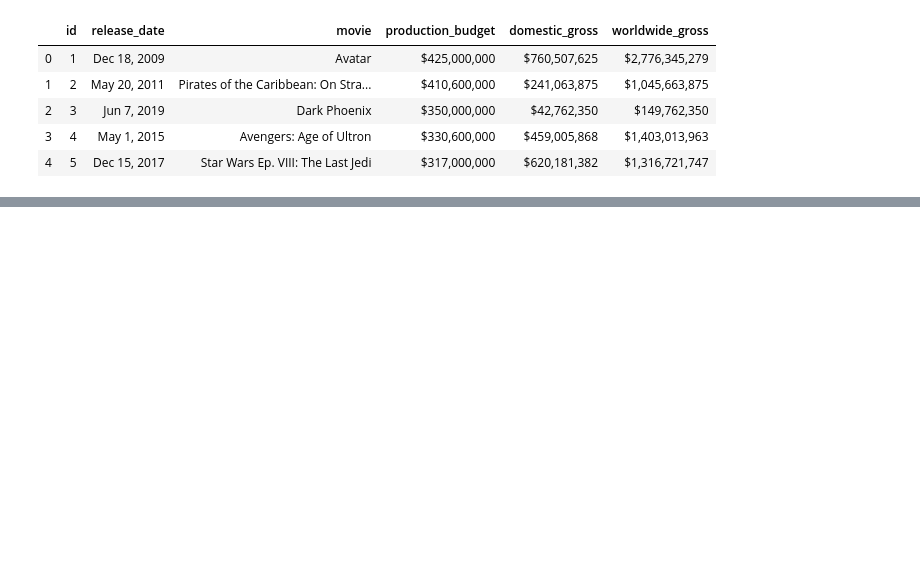
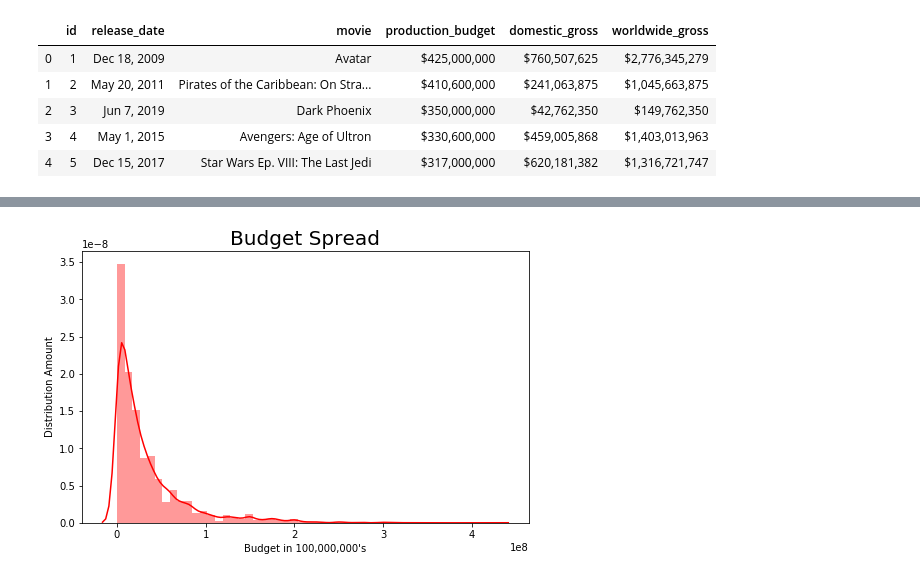
Before and after one commit to BenGeissel/Module_1_Project, a Jupyter notebook: zippedData/Mod1Project_temp.ipynb, the cells around one changed output, grey strips where cells are left out. Saved outputs shown, nothing was run; the diff lists cells and outputs as text; code cells hidden in the pictures; blank space fills up the shorter version.

```diff
--- a/zippedData/Mod1Project_temp.ipynb
+++ b/zippedData/Mod1Project_temp.ipynb
@@ -107,0 +122,24 @@ tmdb_budgets_df.head()
+# %%
+tmdb_budgets_df['movie_date'] = tmdb_budgets_df.movie + ' ' + tmdb_budgets_df.release_date
+# %%
+tmdb_budgets_df.production_budget = tmdb_budgets_df.production_budget.apply(lambda x: x.replace('$', ''))
+tmdb_budgets_df.production_budget = tmdb_budgets_df.production_budget.apply(lambda x: x.replace(',', ''))
+tmdb_budgets_df.production_budget = tmdb_budgets_df.production_budget.astype('int')
+
+tmdb_budgets_df.domestic_gross = tmdb_budgets_df.domestic_gross.apply(lambda x: x.replace('$', ''))
+tmdb_budgets_df.domestic_gross = tmdb_budgets_df.domestic_gross.apply(lambda x: x.replace(',', ''))
+tmdb_budgets_df.domestic_gross = tmdb_budgets_df.domestic_gross.astype('int')
+
+tmdb_budgets_df.worldwide_gross = tmdb_budgets_df.worldwide_gross.apply(lambda x: x.replace('$', ''))
+tmdb_budgets_df.worldwide_gross = tmdb_budgets_df.worldwide_gross.apply(lambda x: x.replace(',', ''))
+tmdb_budgets_df.worldwide_gross = tmdb_budgets_df.worldwide_gross.astype('int')
+# %%
+fig = plt.figure(figsize = (8,5))
+sns.distplot(tmdb_budgets_df.production_budget, bins = 50, color = 'r');
+plt.xlabel("Budget in 100,000,000's")
+plt.ylabel('Distribution Amount')
+plt.title('Budget Spread', fontsize = 20)
+plt.show()
+#Many smaller budgets than large budgets
+# %% [output]
+[figure, added]
```
Also changed, not shown: parts of 17 cells of this notebook, 2 other files.
